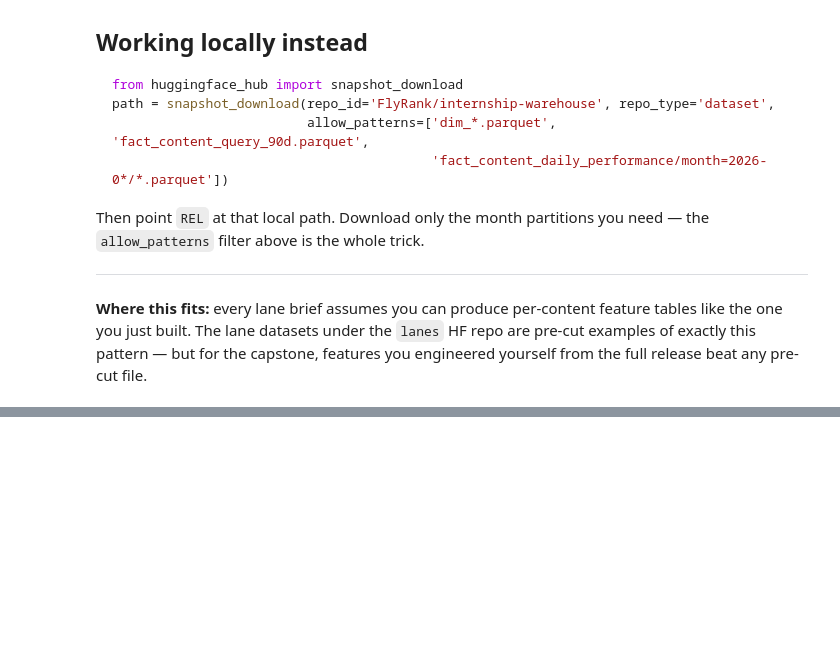
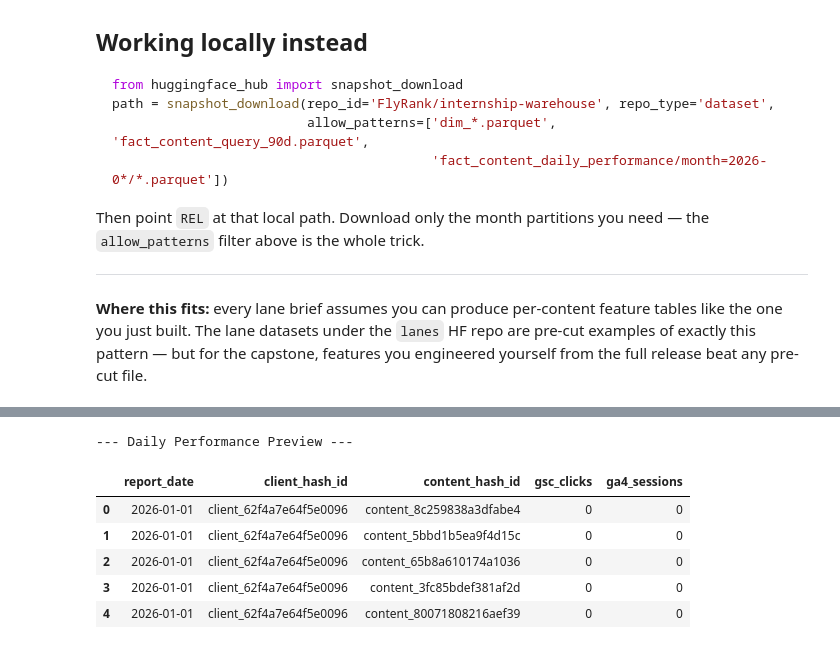
Before and after one commit to abramhany/flyrank-ml-internship-assignments, a Jupyter notebook: notebooks/03_working_with_the_full_release.ipynb, the cells around one changed output, grey strips where cells are left out. Saved outputs shown, nothing was run; the diff lists cells and outputs as text; code cells hidden in the pictures; blank space fills up the shorter version.

```diff
--- a/notebooks/03_working_with_the_full_release.ipynb
+++ b/notebooks/03_working_with_the_full_release.ipynb
@@ -220,0 +254,11 @@ release beat any pre-cut file.
+# %%
+# 1. Create a fast, temporary in-memory database connection
+con = duckdb.connect(database=':memory:')
+query_content = f"""
+    SELECT content_hash_id, content_created_date, content_type
+    FROM read_parquet('{path}/dim_content.parquet')
+    LIMIT 5
+"""
+print("--- Content Dimension Preview ---")
+# .df() turns the SQL result directly into a Pandas DataFrame!
+display(con.execute(query_content).df())
@@ -220,0 +273,16 @@ release beat any pre-cut file.
+# %%
+query_performance = f"""
+    SELECT report_date, client_hash_id, content_hash_id, gsc_clicks, ga4_sessions
+    FROM read_parquet('{path}/fact_content_daily_performance/**/*.parquet')
+    LIMIT 5
+"""
+print("\n--- Daily Performance Preview ---")
+display(con.execute(query_performance).df())
+# %% [output]
+--- Daily Performance Preview ---
+|  | report_date | client_hash_id | content_hash_id | gsc_clicks | ga4_sessions |
+| 0 | 2026-01-01 | client_62f4a7e64f5e0096 | content_8c259838a3dfabe4 | 0 | 0 |
+| 1 | 2026-01-01 | client_62f4a7e64f5e0096 | content_5bbd1b5ea9f4d15c | 0 | 0 |
+| 2 | 2026-01-01 | client_62f4a7e64f5e0096 | content_65b8a610174a1036 | 0 | 0 |
+| 3 | 2026-01-01 | client_62f4a7e64f5e0096 | content_3fc85bdef381af2d | 0 | 0 |
+| 4 | 2026-01-01 | client_62f4a7e64f5e0096 | content_80071808216aef39 | 0 | 0 |
```
Also changed, not shown: parts of 5 cells of this notebook.
